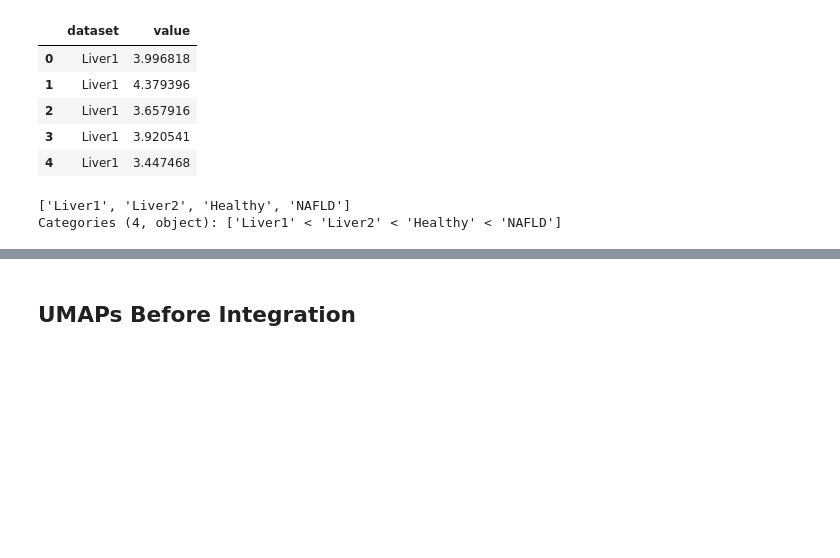
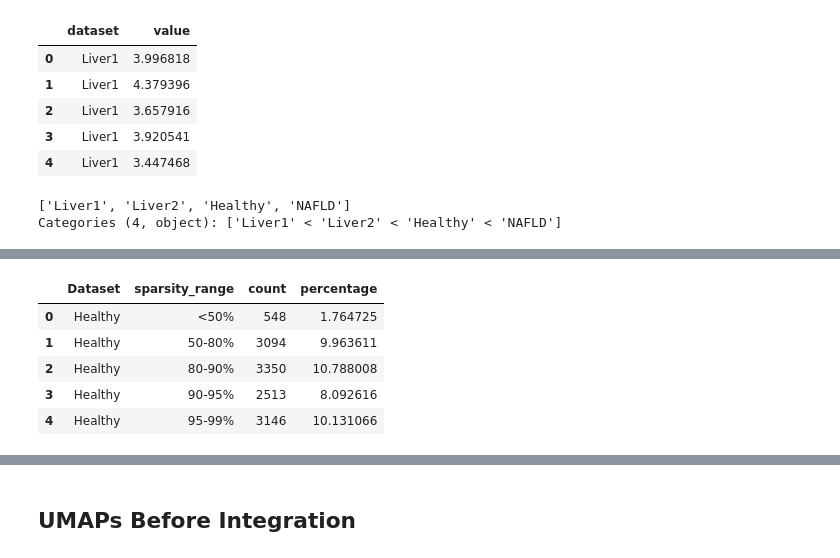
Before and after one commit to ChrisKoll/EDA-Spatial-Liver, a Jupyter notebook: figures/thesis_plots.ipynb, the cells around one changed output, grey strips where cells are left out. Drawn from its saved outputs; the diff is of its cells as text; code cells hidden in the pictures; blank space fills up the shorter version.

```diff
--- a/figures/thesis_plots.ipynb
+++ b/figures/thesis_plots.ipynb
@@ -411,0 +452,10 @@ plot
+# %%
+train_gene_sparsity = pd.read_feather("data/pdata_train_gene_sparsity.feather")
+train_gene_sparsity.head()
+# %% [output]
+|  | Dataset | sparsity_range | count | percentage |
+| 0 | Healthy | <50% | 548 | 1.764725 |
+| 1 | Healthy | 50-80% | 3094 | 9.963611 |
+| 2 | Healthy | 80-90% | 3350 | 10.788008 |
+| 3 | Healthy | 90-95% | 2513 | 8.092616 |
+| 4 | Healthy | 95-99% | 3146 | 10.131066 |
```
Also changed, not shown: parts of 6 cells of this notebook.
